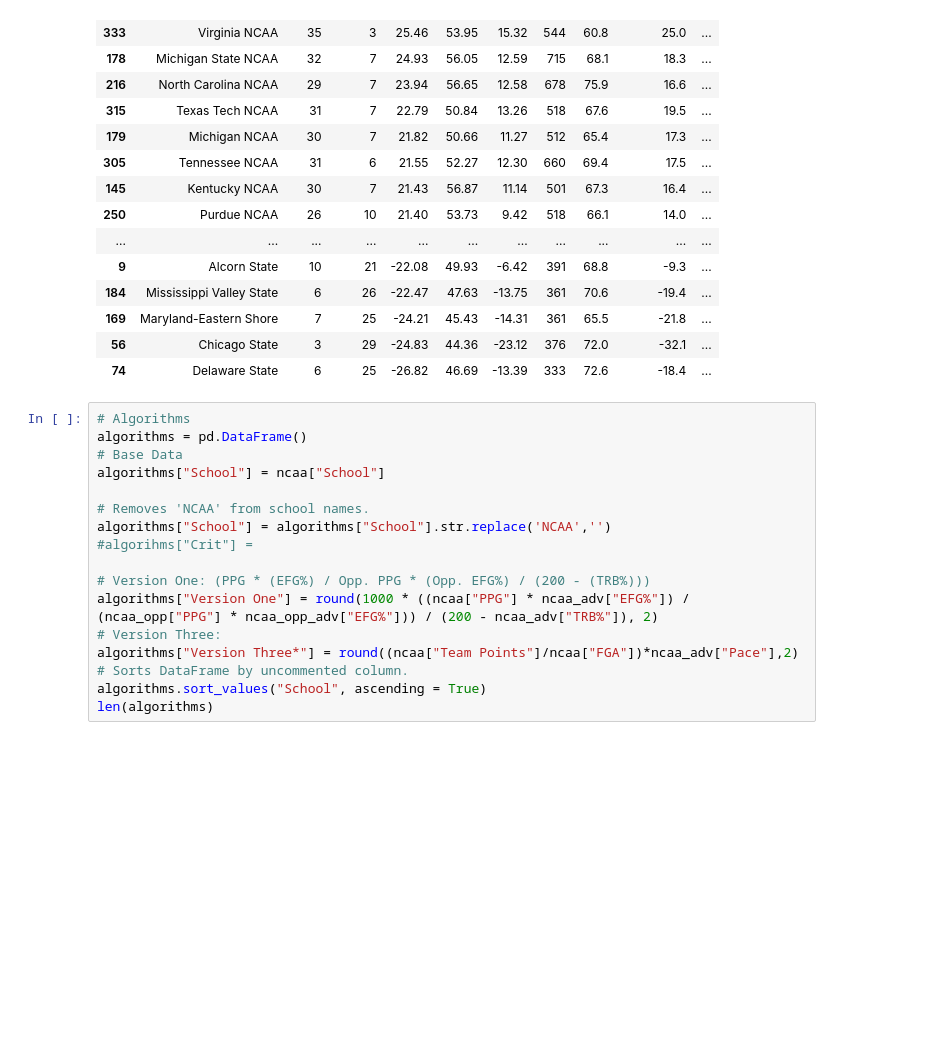
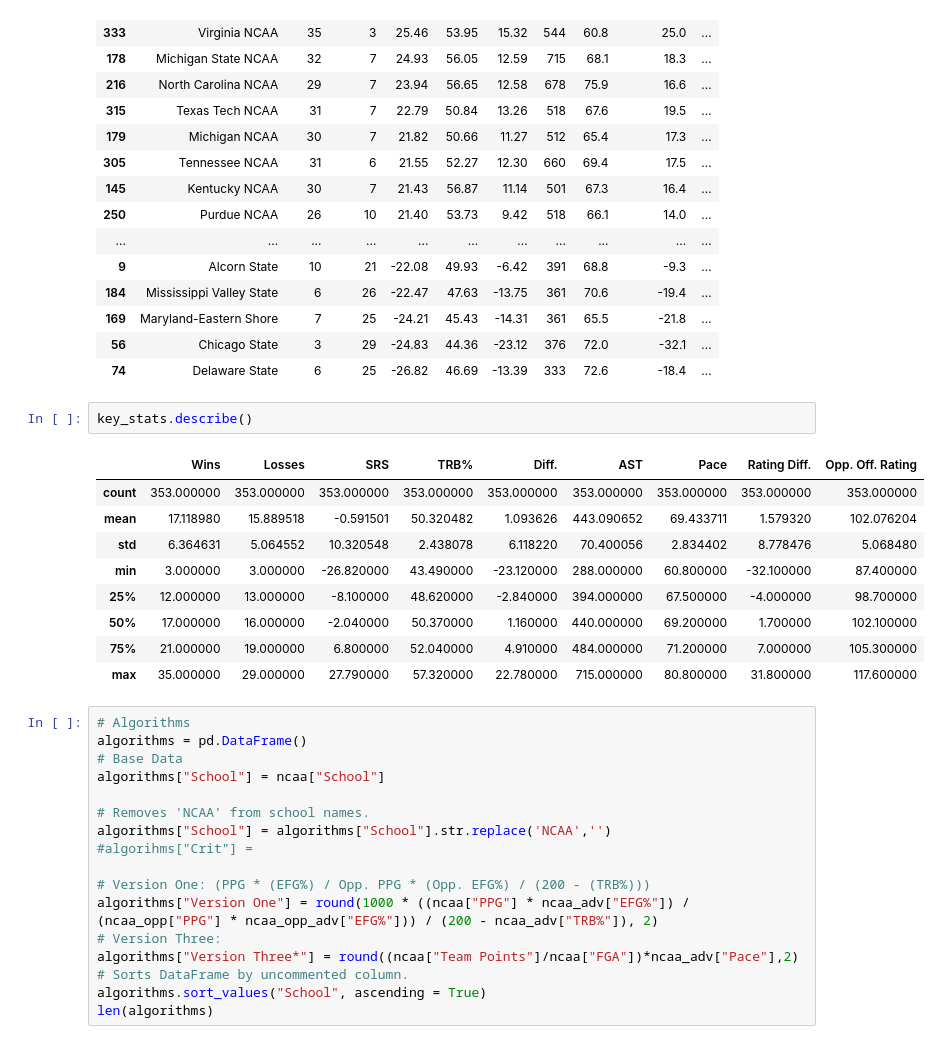
Before and after one commit to jacobdv/march-madness, a Jupyter notebook: 2019/2019_NCAA_Calculations.ipynb, the cells around one changed output. Drawn from its saved outputs; the diff is of its cells as text; blank space fills up the shorter version.

```diff
--- a/2019/2019_NCAA_Calculations.ipynb
+++ b/2019/2019_NCAA_Calculations.ipynb
@@ -160,6 +160,18 @@ key_stats.sort_values("SRS", ascending=False)
 | 169 | Maryland-Eastern Shore | 7 | 25 | -24.21 | 45.43 | -14.31 | 361 | 65.5 | -21.8 | ... |
 | 56 | Chicago State | 3 | 29 | -24.83 | 44.36 | -23.12 | 376 | 72.0 | -32.1 | ... |
 | 74 | Delaware State | 6 | 25 | -26.82 | 46.69 | -13.39 | 333 | 72.6 | -18.4 | ... |
+# %%
+key_stats.describe()
+# %% [output]
+|  | Wins | Losses | SRS | TRB% | Diff. | AST | Pace | Rating Diff. | Opp. Off. Rating |
+| count | 353.000000 | 353.000000 | 353.000000 | 353.000000 | 353.000000 | 353.000000 | 353.000000 | 353.000000 | 353.000000 |
+| mean | 17.118980 | 15.889518 | -0.591501 | 50.320482 | 1.093626 | 443.090652 | 69.433711 | 1.579320 | 102.076204 |
+| std | 6.364631 | 5.064552 | 10.320548 | 2.438078 | 6.118220 | 70.400056 | 2.834402 | 8.778476 | 5.068480 |
+| min | 3.000000 | 3.000000 | -26.820000 | 43.490000 | -23.120000 | 288.000000 | 60.800000 | -32.100000 | 87.400000 |
+| 25% | 12.000000 | 13.000000 | -8.100000 | 48.620000 | -2.840000 | 394.000000 | 67.500000 | -4.000000 | 98.700000 |
+| 50% | 17.000000 | 16.000000 | -2.040000 | 50.370000 | 1.160000 | 440.000000 | 69.200000 | 1.700000 | 102.100000 |
+| 75% | 21.000000 | 19.000000 | 6.800000 | 52.040000 | 4.910000 | 484.000000 | 71.200000 | 7.000000 | 105.300000 |
+| max | 35.000000 | 29.000000 | 27.790000 | 57.320000 | 22.780000 | 715.000000 | 80.800000 | 31.800000 | 117.600000 |
 # %%
 # Algorithms
 algorithms = pd.DataFrame()
```
